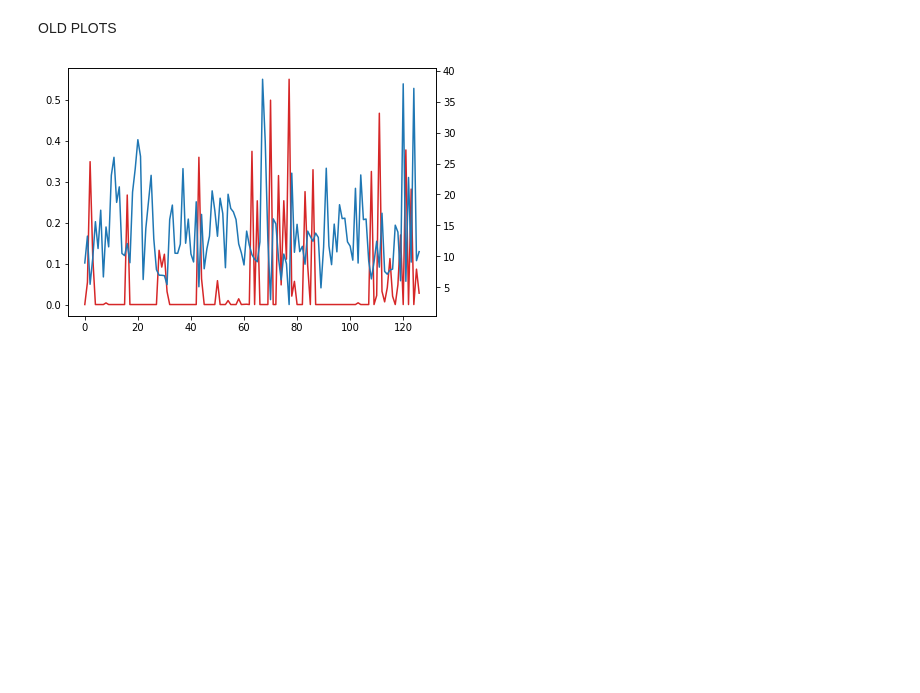
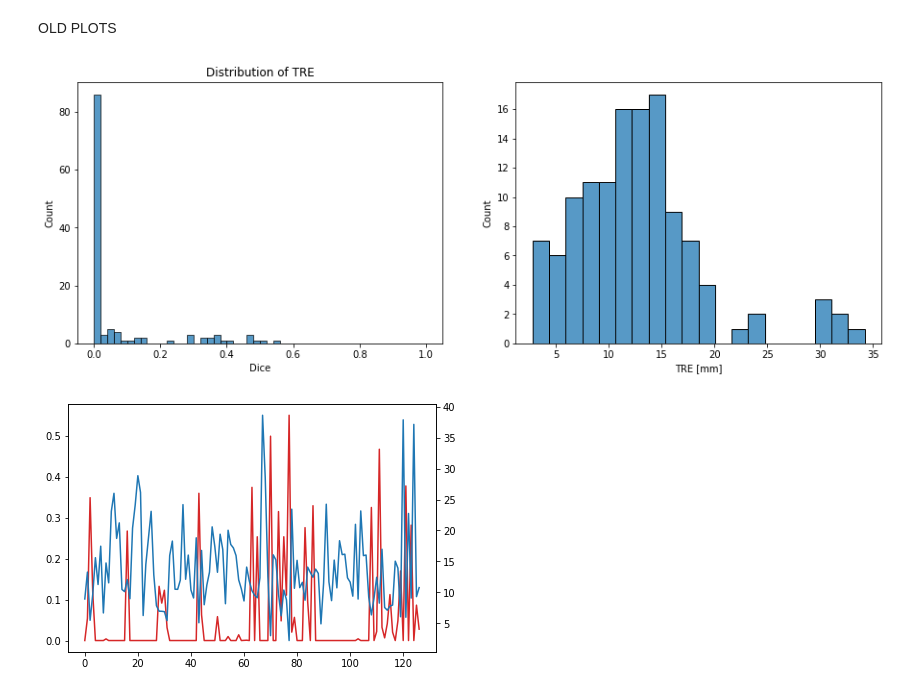
Before and after one commit to ilVecc/ProstMorph, a Jupyter notebook: notebooks/prostmorph_test.ipynb, the cells around one changed output. Cells and saved outputs as stored; diff of their text form; code cells hidden in the pictures; blank space fills up the shorter version.

```diff
--- a/notebooks/prostmorph_test.ipynb
+++ b/notebooks/prostmorph_test.ipynb
@@ -224,3 +300,16 @@ plt.show()
+# %%
+_, ax = plt.subplots(1, 2, figsize=(15, 5))
+
+sns.histplot(results["dice"], bins=50, binrange=(0.0, 1.0), ax=ax[0])
+ax[0].set_title("Distribution of Dice coefficients"), ax[0].set_xlabel("Dice")
+
+sns.histplot(results["error"], bins=20, ax=ax[1])
+ax[0].set_title("Distribution of TRE"), ax[1].set_xlabel("TRE [mm]")
+
+plt.subplots_adjust(wspace=0.2, hspace=0.2)
+plt.show()
+# %% [output]
+[figure, added]
 # %%
 x = list(range(len(results["dice"])))
 fig, ax1 = plt.subplots()
```
Also changed, not shown: parts of 32 cells of this notebook, 3 other files.
